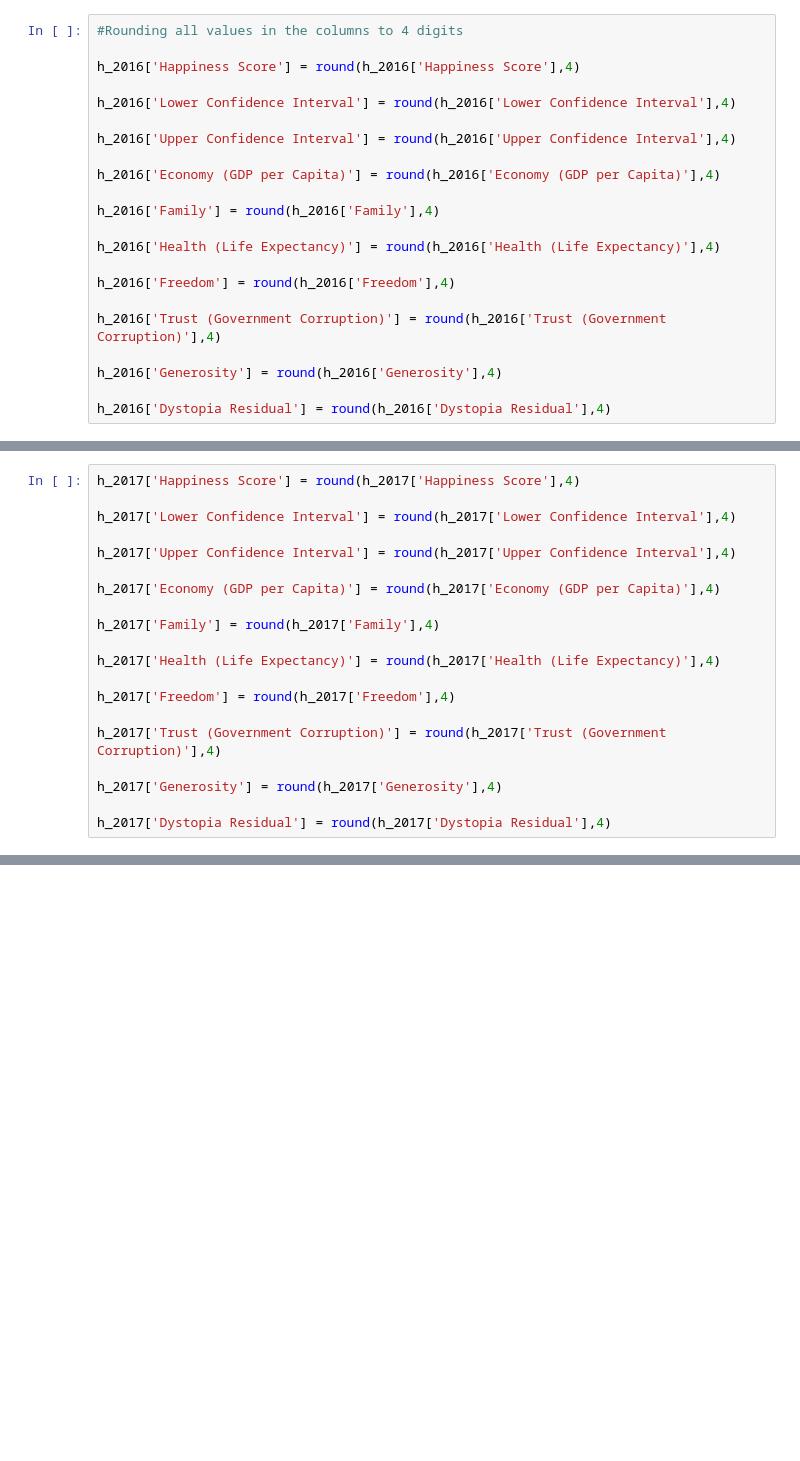
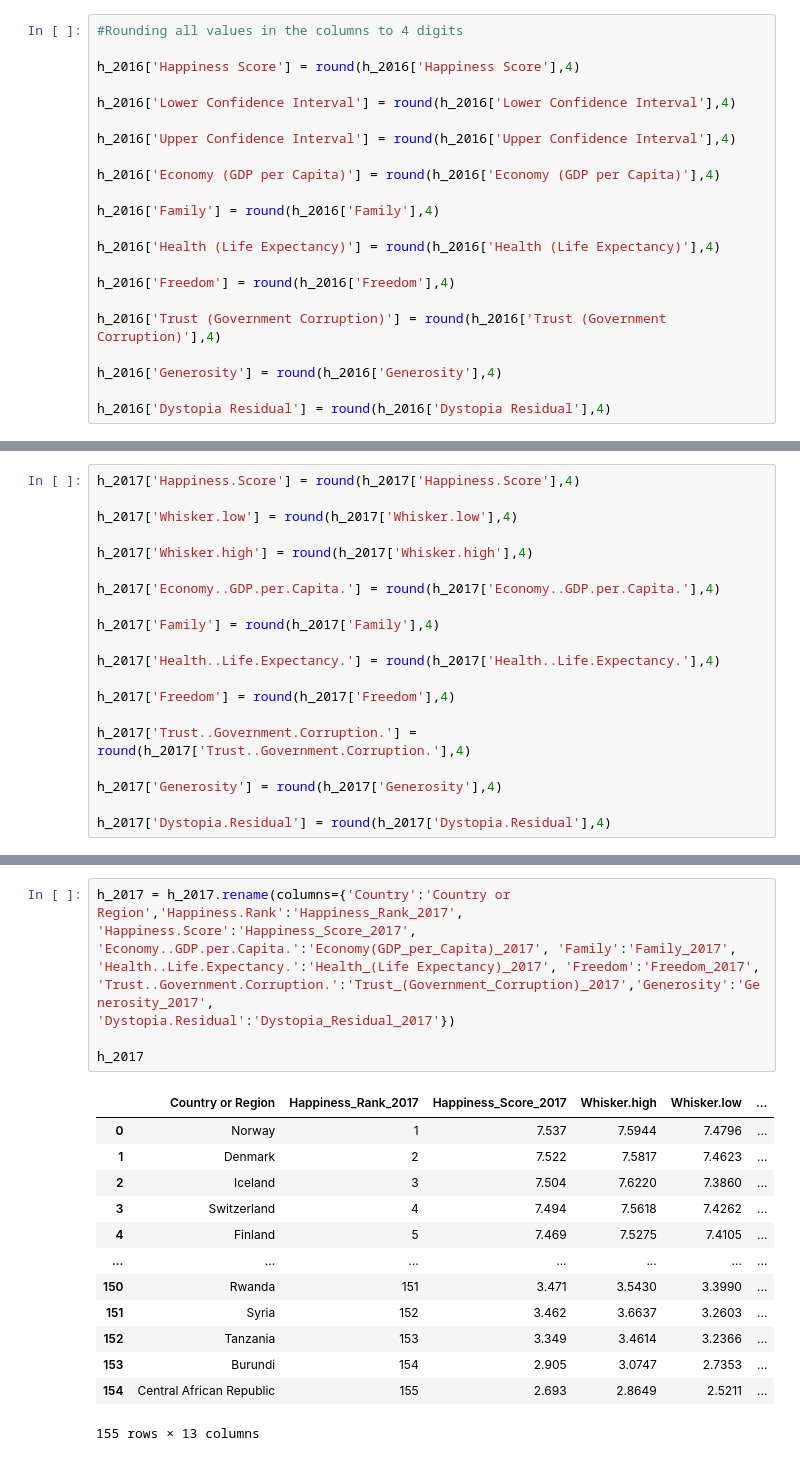
Before and after one commit to benwbarr/ETL-Project, a Jupyter notebook: Resources/Project2Data.ipynb, the cells around one changed output, grey strips where cells are left out. Drawn from its saved outputs; the diff is of its cells as text; blank space fills up the shorter version.

```diff
--- a/Resources/Project2Data.ipynb
+++ b/Resources/Project2Data.ipynb
@@ -118,20 +185,20 @@ h_2016['Dystopia Residual'] = round(h_2016['Dystopia Residual'],4)
 # %%
-h_2017['Happiness Score'] = round(h_2017['Happiness Score'],4)
+h_2017['Happiness.Score'] = round(h_2017['Happiness.Score'],4)
 
-h_2017['Lower Confidence Interval'] = round(h_2017['Lower Confidence Interval'],4)
+h_2017['Whisker.low'] = round(h_2017['Whisker.low'],4)
 
-h_2017['Upper Confidence Interval'] = round(h_2017['Upper Confidence Interval'],4)
+h_2017['Whisker.high'] = round(h_2017['Whisker.high'],4)
 
-h_2017['Economy (GDP per Capita)'] = round(h_2017['Economy (GDP per Capita)'],4)
+h_2017['Economy..GDP.per.Capita.'] = round(h_2017['Economy..GDP.per.Capita.'],4)
 
 h_2017['Family'] = round(h_2017['Family'],4)
 
-h_2017['Health (Life Expectancy)'] = round(h_2017['Health (Life Expectancy)'],4)
+h_2017['Health..Life.Expectancy.'] = round(h_2017['Health..Life.Expectancy.'],4)
 
 h_2017['Freedom'] = round(h_2017['Freedom'],4)
 
-h_2017['Trust (Government Corruption)'] = round(h_2017['Trust (Government Corruption)'],4)
+h_2017['Trust..Government.Corruption.'] = round(h_2017['Trust..Government.Corruption.'],4)
 
 h_2017['Generosity'] = round(h_2017['Generosity'],4)
 
-h_2017['Dystopia Residual'] = round(h_2017['Dystopia Residual'],4)
+h_2017['Dystopia.Residual'] = round(h_2017['Dystopia.Residual'],4)
@@ -177,0 +213,23 @@ h_2019['Dystopia Residual'] = round(h_2019['Dystopia Residual'],4)
+# %%
+h_2017 = h_2017.rename(columns={'Country':'Country or Region','Happiness.Rank':'Happiness_Rank_2017',
+'Happiness.Score':'Happiness_Score_2017',
+'Economy..GDP.per.Capita.':'Economy(GDP_per_Capita)_2017', 'Family':'Family_2017',
+'Health..Life.Expectancy.':'Health_(Life Expectancy)_2017', 'Freedom':'Freedom_2017',
+'Trust..Government.Corruption.':'Trust_(Government_Corruption)_2017','Generosity':'Generosity_2017',
+'Dystopia.Residual':'Dystopia_Residual_2017'})
+
+h_2017
+# %% [output]
+|  | Country or Region | Happiness_Rank_2017 | Happiness_Score_2017 | Whisker.high | Whisker.low | ... |
+| 0 | Norway | 1 | 7.537 | 7.5944 | 7.4796 | ... |
+| 1 | Denmark | 2 | 7.522 | 7.5817 | 7.4623 | ... |
+| 2 | Iceland | 3 | 7.504 | 7.6220 | 7.3860 | ... |
+| 3 | Switzerland | 4 | 7.494 | 7.5618 | 7.4262 | ... |
+| 4 | Finland | 5 | 7.469 | 7.5275 | 7.4105 | ... |
+| ... | ... | ... | ... | ... | ... | ... |
+| 150 | Rwanda | 151 | 3.471 | 3.5430 | 3.3990 | ... |
+| 151 | Syria | 152 | 3.462 | 3.6637 | 3.2603 | ... |
+| 152 | Tanzania | 153 | 3.349 | 3.4614 | 3.2366 | ... |
+| 153 | Burundi | 154 | 2.905 | 3.0747 | 2.7353 | ... |
+| 154 | Central African Republic | 155 | 2.693 | 2.8649 | 2.5211 | ... |
+155 rows × 13 columns
```
Also changed, not shown: parts of 34 cells of this notebook.
